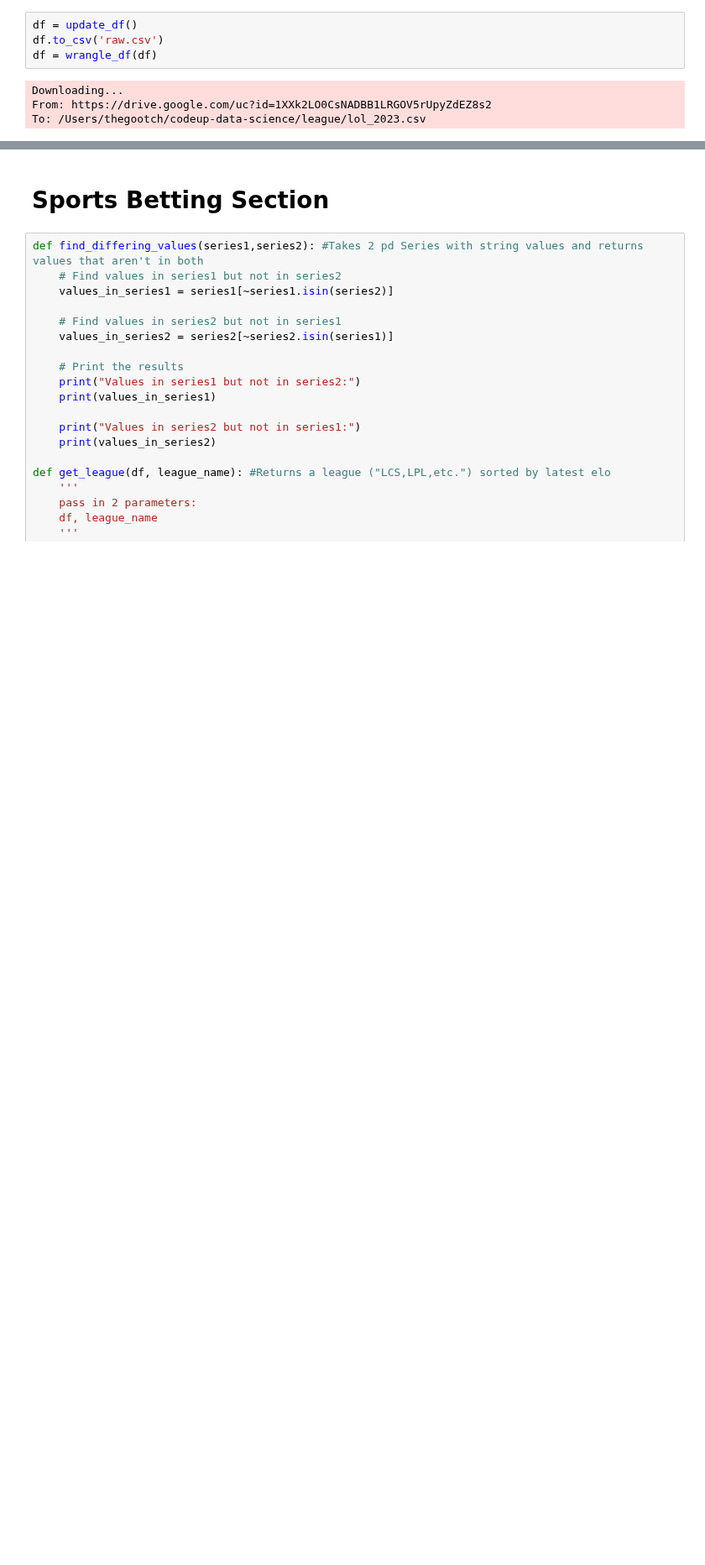
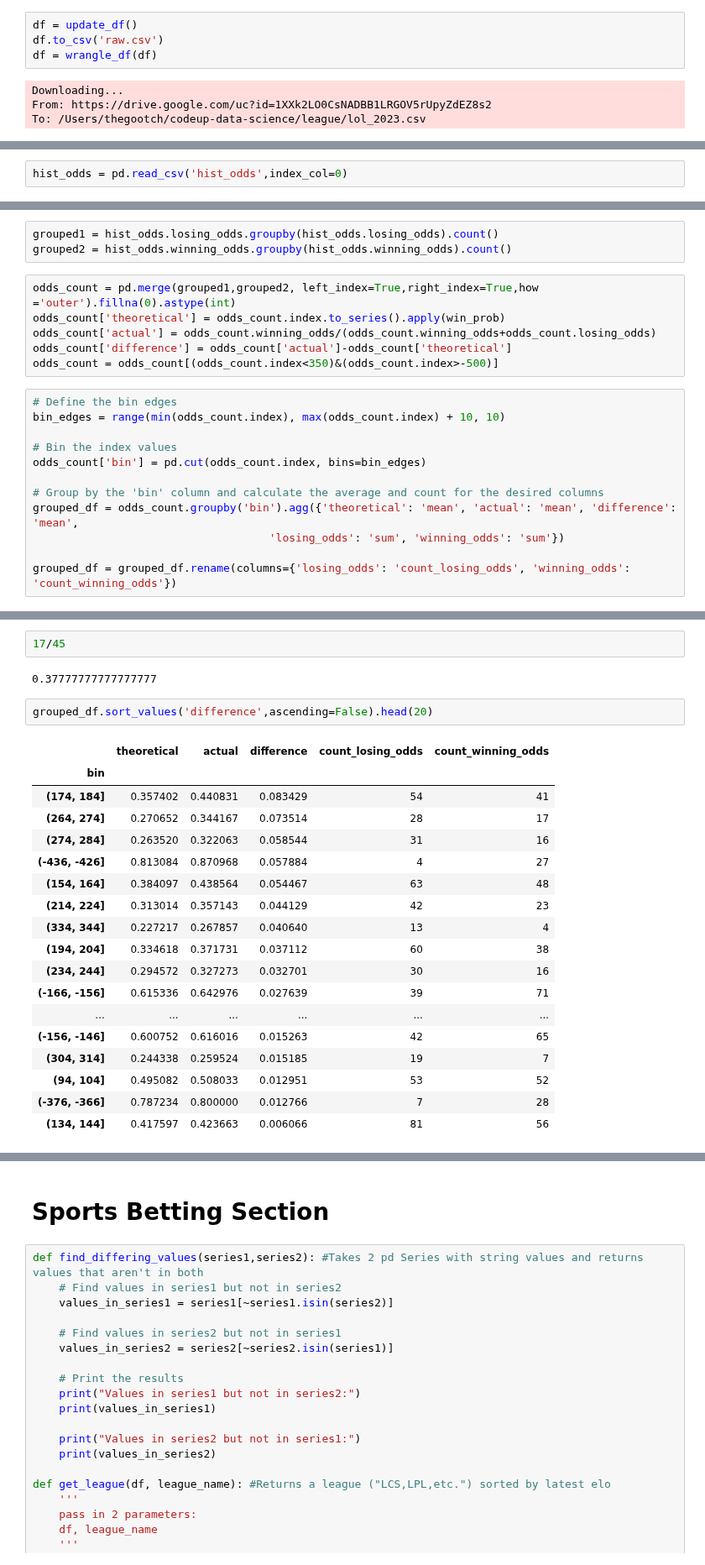
Before and after one commit to richie-p-meyer/league, a Jupyter notebook: scratch.ipynb, the cells around one changed output, grey strips where cells are left out. Shown at 84% size. Drawn from its saved outputs; the diff is of its cells as text; blank space fills up the shorter version.

```diff
--- a/scratch.ipynb
+++ b/scratch.ipynb
@@ -264,0 +236,2 @@ arg.head()
+# %%
+hist_odds = pd.read_csv('hist_odds',index_col=0)
@@ -264,0 +247,21 @@ arg.head()
+# %%
+grouped1 = hist_odds.losing_odds.groupby(hist_odds.losing_odds).count()
+grouped2 = hist_odds.winning_odds.groupby(hist_odds.winning_odds).count()
+# %%
+odds_count = pd.merge(grouped1,grouped2, left_index=True,right_index=True,how ='outer').fillna(0).astype(int)
+odds_count['theoretical'] = odds_count.index.to_series().apply(win_prob)
+odds_count['actual'] = odds_count.winning_odds/(odds_count.winning_odds+odds_count.losing_odds)
+odds_count['difference'] = odds_count['actual']-odds_count['theoretical']
+odds_count = odds_count[(odds_count.index<350)&(odds_count.index>-500)]
+# %%
+# Define the bin edges
+bin_edges = range(min(odds_count.index), max(odds_count.index) + 10, 10)
+
+# Bin the index values
+odds_count['bin'] = pd.cut(odds_count.index, bins=bin_edges)
+
+# Group by the 'bin' column and calculate the average and count for the desired columns
+grouped_df = odds_count.groupby('bin').agg({'theoretical': 'mean', 'actual': 'mean', 'difference': 'mean',
+                                    'losing_odds': 'sum', 'winning_odds': 'sum'})
+
+grouped_df = grouped_df.rename(columns={'losing_odds': 'count_losing_odds', 'winning_odds': 'count_winning_odds'})
@@ -264,0 +274,25 @@ arg.head()
+# %%
+17/45
+# %% [output]
+0.37777777777777777
+# %%
+grouped_df.sort_values('difference',ascending=False).head(20)
+# %% [output]
+|  | theoretical | actual | difference | count_losing_odds | count_winning_odds |
+| bin |  |  |  |  |  |
+| (174, 184] | 0.357402 | 0.440831 | 0.083429 | 54 | 41 |
+| (264, 274] | 0.270652 | 0.344167 | 0.073514 | 28 | 17 |
+| (274, 284] | 0.263520 | 0.322063 | 0.058544 | 31 | 16 |
+| (-436, -426] | 0.813084 | 0.870968 | 0.057884 | 4 | 27 |
+| (154, 164] | 0.384097 | 0.438564 | 0.054467 | 63 | 48 |
+| (214, 224] | 0.313014 | 0.357143 | 0.044129 | 42 | 23 |
+| (334, 344] | 0.227217 | 0.267857 | 0.040640 | 13 | 4 |
+| (194, 204] | 0.334618 | 0.371731 | 0.037112 | 60 | 38 |
+| (234, 244] | 0.294572 | 0.327273 | 0.032701 | 30 | 16 |
+| (-166, -156] | 0.615336 | 0.642976 | 0.027639 | 39 | 71 |
+| ... | ... | ... | ... | ... | ... |
+| (-156, -146] | 0.600752 | 0.616016 | 0.015263 | 42 | 65 |
+| (304, 314] | 0.244338 | 0.259524 | 0.015185 | 19 | 7 |
+| (94, 104] | 0.495082 | 0.508033 | 0.012951 | 53 | 52 |
+| (-376, -366] | 0.787234 | 0.800000 | 0.012766 | 7 | 28 |
+| (134, 144] | 0.417597 | 0.423663 | 0.006066 | 81 | 56 |
```
Also changed, not shown: parts of 16 cells of this notebook, 3 other files.
